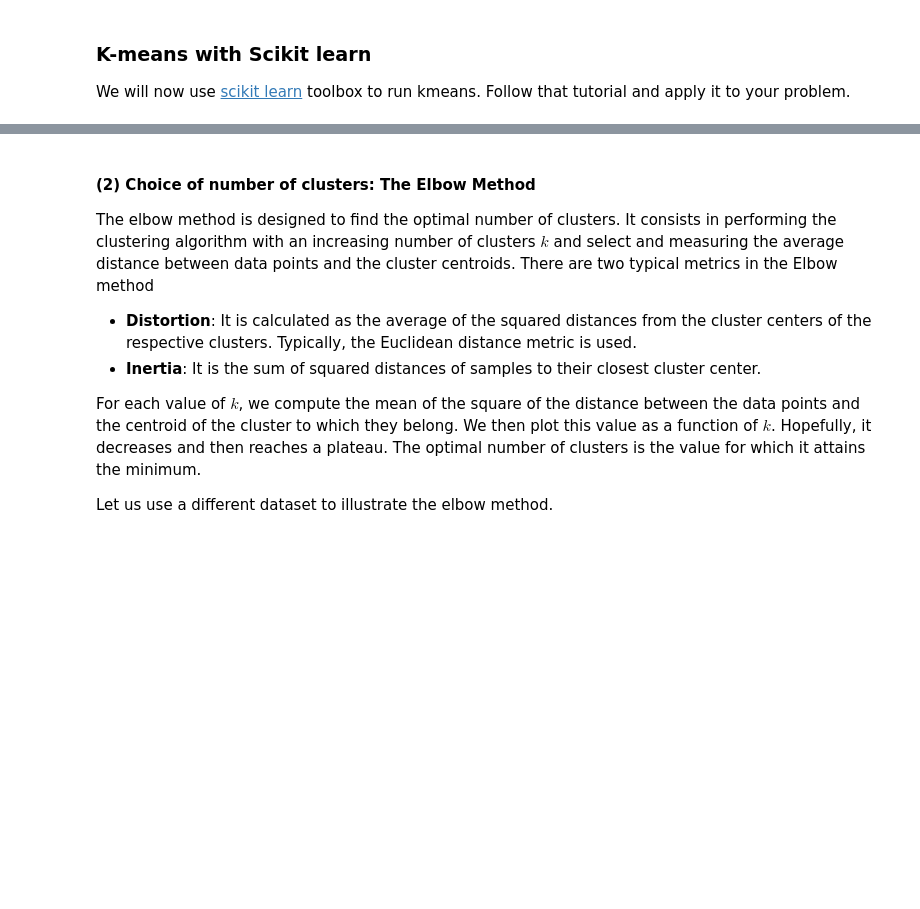
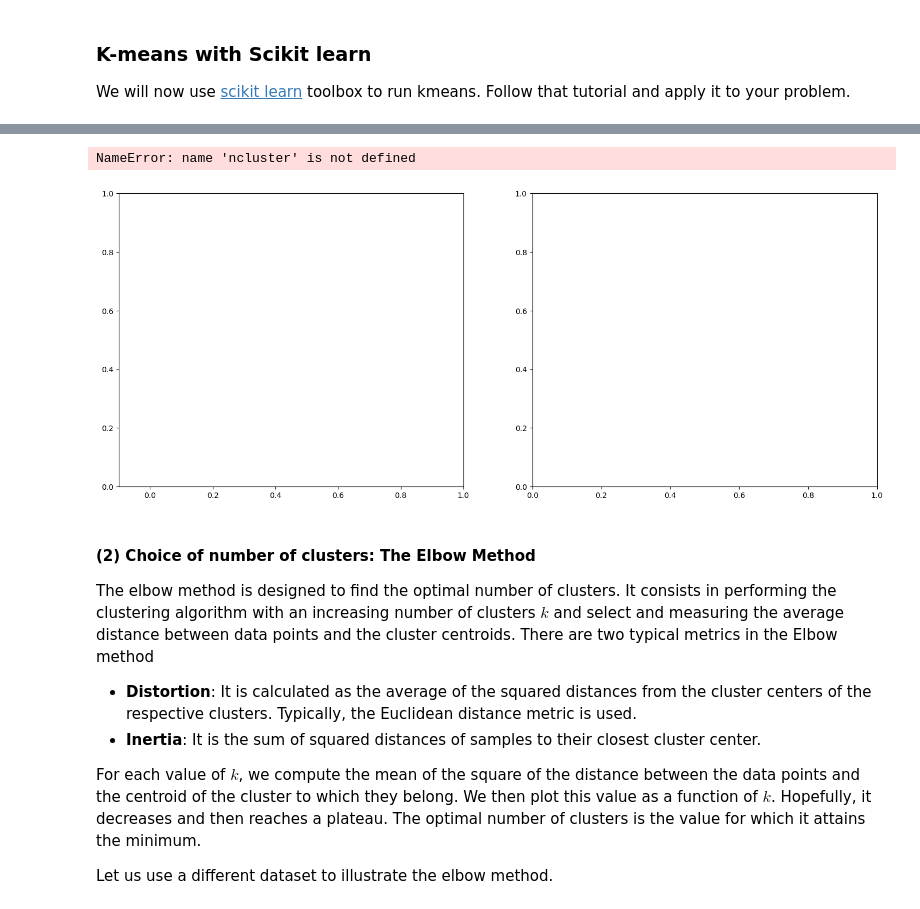
Before and after one commit to zomungGITHUB/MLGeo-2023, a Jupyter notebook: tutorials/Chap_3.1_clustering/mlgeo_3.1_clustering.ipynb, the cells around one changed output, grey strips where cells are left out. Saved outputs shown, nothing was run; the diff lists cells and outputs as text; code cells hidden in the pictures; blank space fills up the shorter version.

Commit message:
update clustering

```diff
--- a/tutorials/Chap_3.1_clustering/mlgeo_3.1_clustering.ipynb
+++ b/tutorials/Chap_3.1_clustering/mlgeo_3.1_clustering.ipynb
@@ -283,0 +299,14 @@ fig.show()
+# %%
+# example of the silhouette score for the Old Faithful data
+from sklearn.cluster import KMeans
+from sklearn import metrics
+from sklearn.metrics import silhouette_score, silhouette_sample
+
+ncluster=3
+
+kmeans_model = KMeans(n_clusters=ncluster, random_state=1).fit(data_faithful)
+labels = kmeans_model.labels_
+sc=silhouette_score(data_faithful, labels, metric='euclidean')
+print(silhouette_sample(data_faithful, labels, metric='euclidean'))
+
+print(sc)
@@ -284,3 +315,35 @@ fig.show()
+# %%
+fig, (ax1, ax2) = plt.subplots(1, 2)
+fig.set_size_inches(18, 7)
+#The 1st subplot is the silhouette plot
+# The silhouette coefficient can range from -1, 1 but in this example all
+# lie within [-0.1, 1]
+ax1.set_xlim([-0.1, 1])
+# The (n_clusters+1)*10 is for inserting blank space between silhouette
+# plots of individual clusters, to demarcate them clearly.
+ax1.set_ylim([0, len(data_faithful) + (ncluster + 1) * 10])
+
+# Initialize the clusterer with n_clusters value and a random generator
+# seed of 10 for reproducibility.
+clusterer = KMeans(n_clusters=ncluster, random_state=10)
+cluster_labels = clusterer.fit_predict(data_faithful)
+
+# The silhouette_score gives the average value for all the samples.
+# This gives a perspective into the density and separation of the formed
+# clusters
+silhouette_avg = silhouette_score(data_faithful, cluster_labels)
+print(
+    "For n_clusters =",
+    ncluster,
+    "The average silhouette_score is :",
+    silhouette_avg,
+)
+
+# Compute the silhouette scores for each sample
+sample_silhouette_values = silhouette_sample(data_faithful, cluster_labels)
+# %% [output]
+NameError: name 'ncluster' is not defined
+[figure, added]
 # %% [markdown]
 #### (2) Choice of number of clusters: The Elbow Method
 
```
Also changed, not shown: parts of 6 cells of this notebook.
